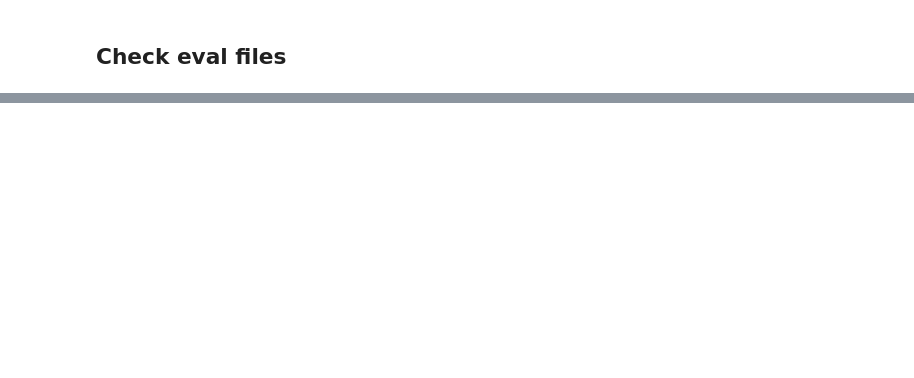
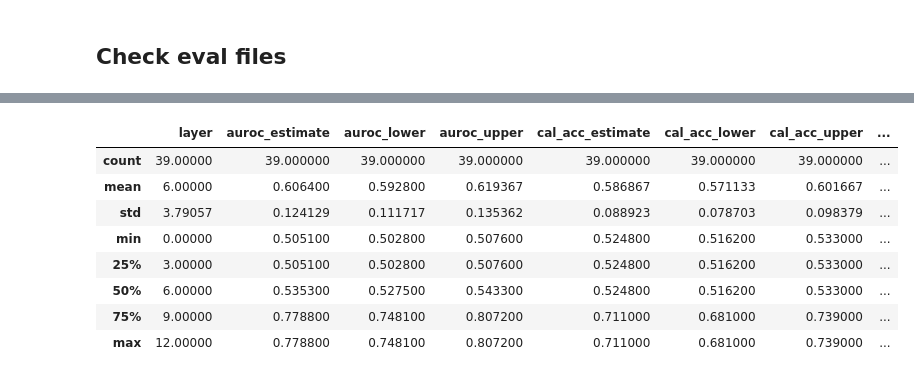
Before and after one commit to AugustasMacijauskas/mlmi-thesis, a Jupyter notebook: src/prototyping/test_elk_reporter_outputs.ipynb, the cells around one changed output, grey strips where cells are left out. Saved outputs shown, nothing was run; the diff lists cells and outputs as text; code cells hidden in the pictures; blank space fills up the shorter version.

```diff
--- a/src/prototyping/test_elk_reporter_outputs.ipynb
+++ b/src/prototyping/test_elk_reporter_outputs.ipynb
@@ -37,0 +51,12 @@ df
+# %%
+pd.read_csv(DATA_DIR / "lm_eval.csv").describe()
+# %% [output]
+|  | layer | auroc_estimate | auroc_lower | auroc_upper | cal_acc_estimate | cal_acc_lower | cal_acc_upper | ... |
+| count | 39.00000 | 39.000000 | 39.000000 | 39.000000 | 39.000000 | 39.000000 | 39.000000 | ... |
+| mean | 6.00000 | 0.606400 | 0.592800 | 0.619367 | 0.586867 | 0.571133 | 0.601667 | ... |
+| std | 3.79057 | 0.124129 | 0.111717 | 0.135362 | 0.088923 | 0.078703 | 0.098379 | ... |
+| min | 0.00000 | 0.505100 | 0.502800 | 0.507600 | 0.524800 | 0.516200 | 0.533000 | ... |
+| 25% | 3.00000 | 0.505100 | 0.502800 | 0.507600 | 0.524800 | 0.516200 | 0.533000 | ... |
+| 50% | 6.00000 | 0.535300 | 0.527500 | 0.543300 | 0.524800 | 0.516200 | 0.533000 | ... |
+| 75% | 9.00000 | 0.778800 | 0.748100 | 0.807200 | 0.711000 | 0.681000 | 0.739000 | ... |
+| max | 12.00000 | 0.778800 | 0.748100 | 0.807200 | 0.711000 | 0.681000 | 0.739000 | ... |
```
Also changed, not shown: parts of 3 cells of this notebook, 17 other files.
